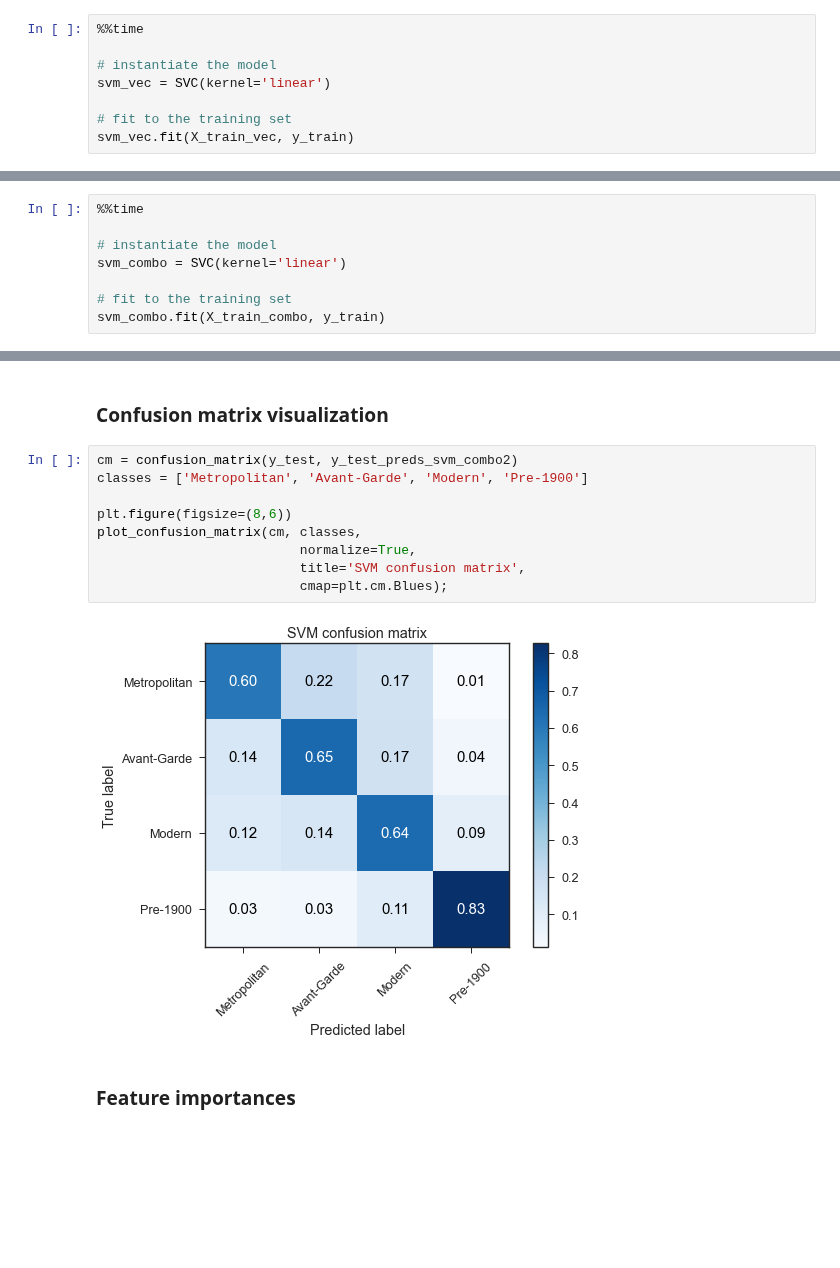
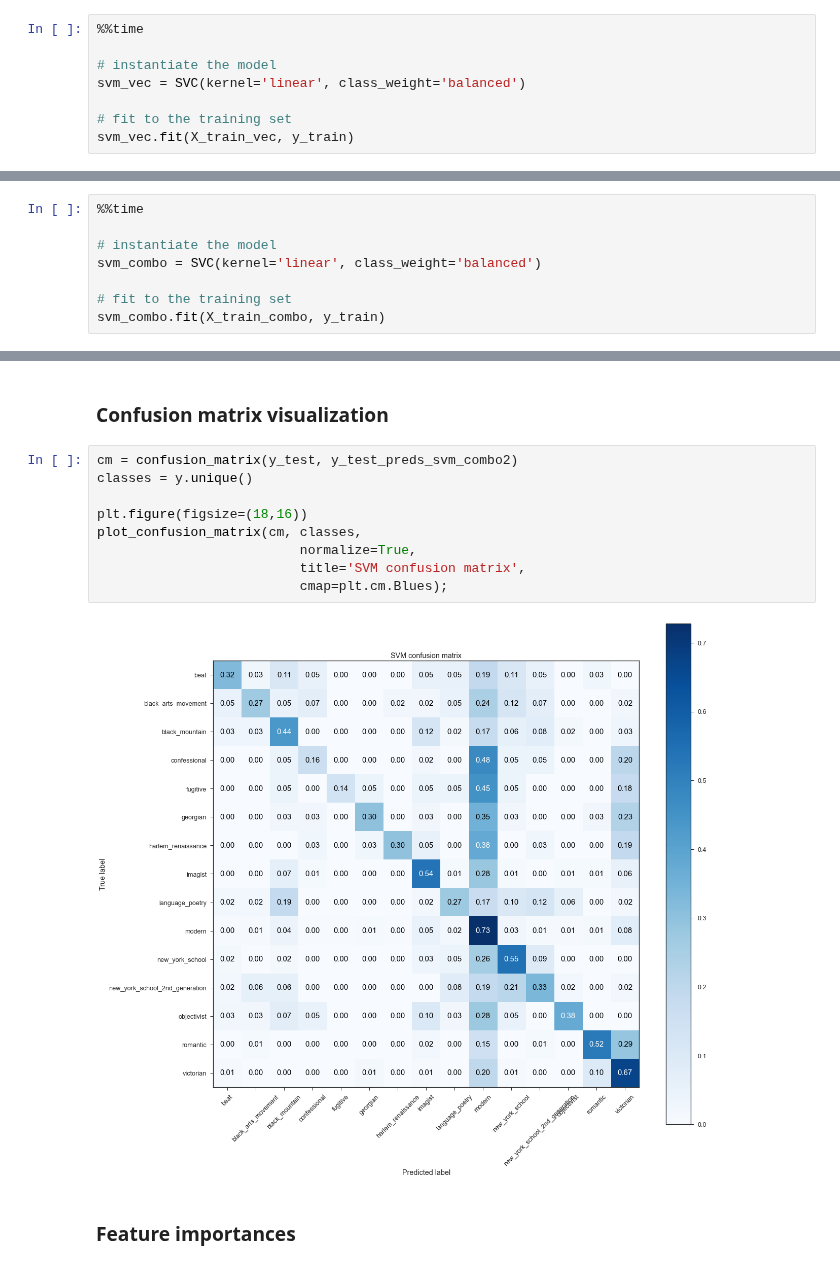
Before and after one commit to p-szymo/poetry_genre_classifier, a Jupyter notebook: 03_modeling_notebook-ALL-GENRES.ipynb, the cells around one changed output, grey strips where cells are left out. Cells and saved outputs as stored; diff of their text form; blank space fills up the shorter version.

```diff
--- a/03_modeling_notebook-ALL-GENRES.ipynb
+++ b/03_modeling_notebook-ALL-GENRES.ipynb
@@ -619,7 +619,7 @@ forest_features
 %%time
 
 # instantiate the model
-svm_vec = SVC(kernel='linear')
+svm_vec = SVC(kernel='linear', class_weight='balanced')
 
 # fit to the training set
 svm_vec.fit(X_train_vec, y_train)
@@ -677,7 +702,7 @@ pd.Series(abs(svm_vec.coef_[0]), index=X_train_vec.columns).nlargest(10).plot(ki
 %%time
 
 # instantiate the model
-svm_combo = SVC(kernel='linear')
+svm_combo = SVC(kernel='linear', class_weight='balanced')
 
 # fit to the training set
 svm_combo.fit(X_train_combo, y_train)
@@ -841,15 +866,15 @@ Wall time: 10min 16s
 ### Confusion matrix visualization
 # %%
 cm = confusion_matrix(y_test, y_test_preds_svm_combo2)
-classes = ['Metropolitan', 'Avant-Garde', 'Modern', 'Pre-1900']
+classes = y.unique()
 
-plt.figure(figsize=(8,6))
+plt.figure(figsize=(18,16))
 plot_confusion_matrix(cm, classes,
                           normalize=True,
                           title='SVM confusion matrix',
                           cmap=plt.cm.Blues);
 # %% [output]
-[figure, old version]
+[figure, new version]
 # %% [markdown]
 ### Feature importances
 # %%
```
Also changed, not shown: parts of 17 cells of this notebook.
